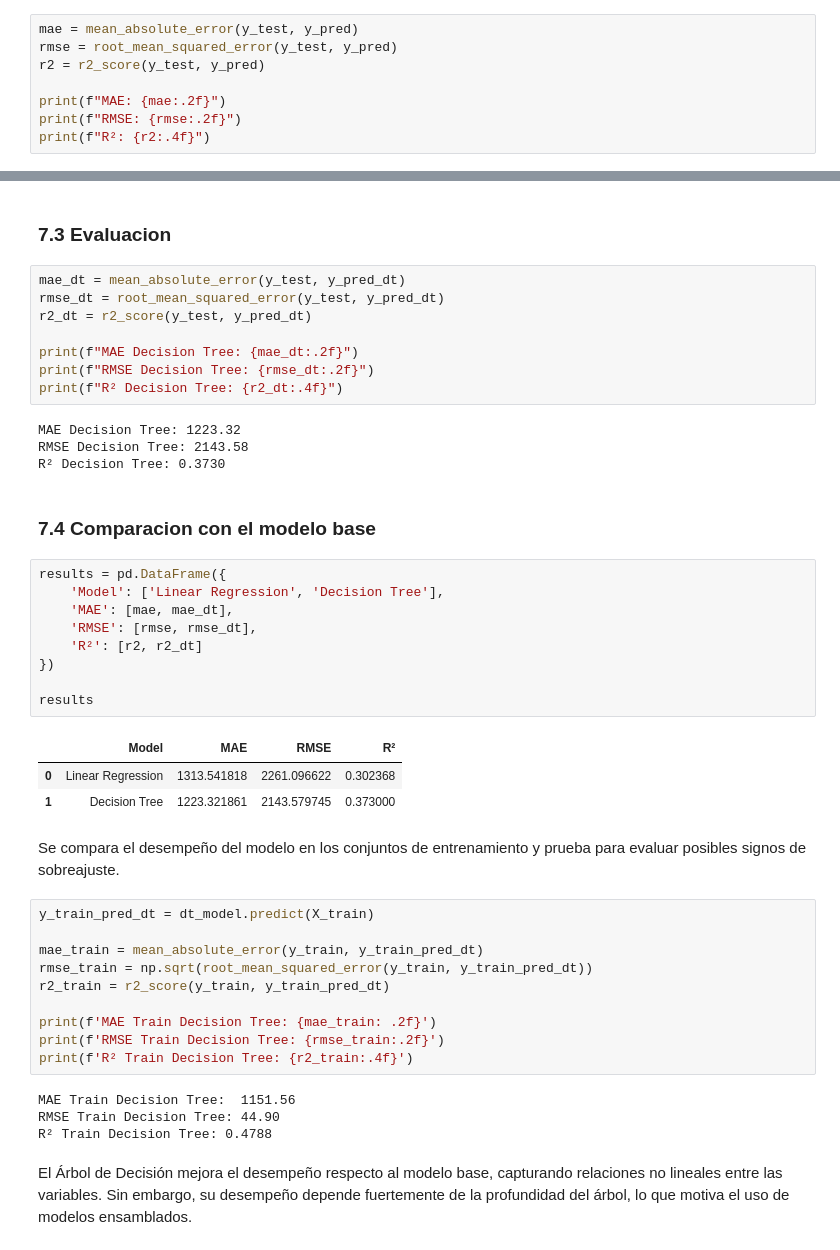
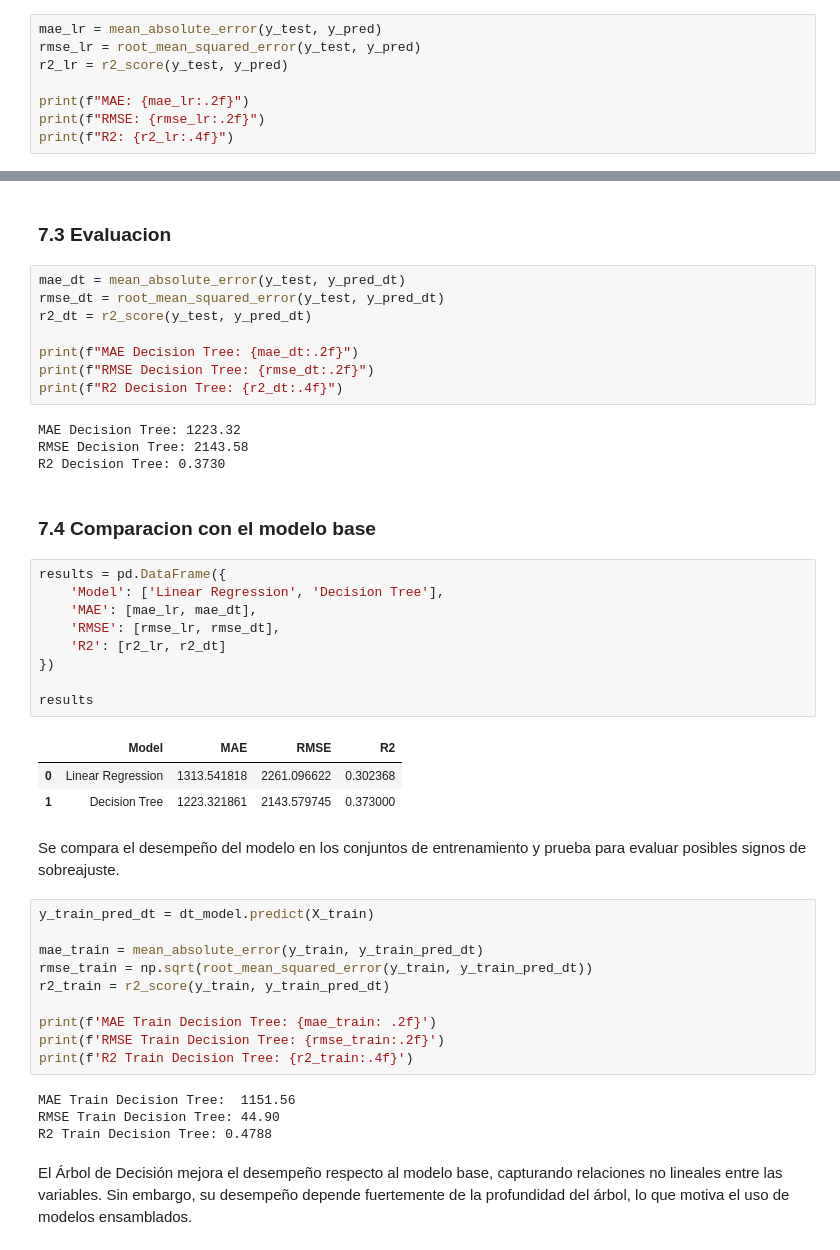
Before and after one commit to BrianDobler/datascience-airbnb-DH, a Jupyter notebook: notebooks/etapa_03_ml.ipynb, the cells around one changed output, grey strips where cells are left out. Saved outputs shown, nothing was run; the diff lists cells and outputs as text.

```diff
--- a/notebooks/etapa_03_ml.ipynb
+++ b/notebooks/etapa_03_ml.ipynb
@@ -80,13 +78,13 @@ y_pred = linreg_model.predict(X_test)
 # %% [markdown]
 ## 6. Evaluacion del modelo
 # %%
-mae = mean_absolute_error(y_test, y_pred)
-rmse = root_mean_squared_error(y_test, y_pred)
-r2 = r2_score(y_test, y_pred)
+mae_lr = mean_absolute_error(y_test, y_pred)
+rmse_lr = root_mean_squared_error(y_test, y_pred)
+r2_lr = r2_score(y_test, y_pred)
 
-print(f"MAE: {mae:.2f}")
-print(f"RMSE: {rmse:.2f}")
-print(f"R²: {r2:.4f}")
+print(f"MAE: {mae_lr:.2f}")
+print(f"RMSE: {rmse_lr:.2f}")
+print(f"R2: {r2_lr:.4f}")
 # %% [output]
 MAE: 1313.54
 RMSE: 2261.10
@@ -115,24 +113,24 @@ r2_dt = r2_score(y_test, y_pred_dt)
 
 print(f"MAE Decision Tree: {mae_dt:.2f}")
 print(f"RMSE Decision Tree: {rmse_dt:.2f}")
-print(f"R² Decision Tree: {r2_dt:.4f}")
+print(f"R2 Decision Tree: {r2_dt:.4f}")
 # %% [output]
 MAE Decision Tree: 1223.32
 RMSE Decision Tree: 2143.58
-R² Decision Tree: 0.3730
+R2 Decision Tree: 0.3730
 # %% [markdown]
 ### 7.4 Comparacion con el modelo base
 # %%
 results = pd.DataFrame({
     'Model': ['Linear Regression', 'Decision Tree'],
-    'MAE': [mae, mae_dt],
-    'RMSE': [rmse, rmse_dt],
-    'R²': [r2, r2_dt]
+    'MAE': [mae_lr, mae_dt],
+    'RMSE': [rmse_lr, rmse_dt],
+    'R2': [r2_lr, r2_dt]
 })
 
 results
 # %% [output]
-|  | Model | MAE | RMSE | R² |
+|  | Model | MAE | RMSE | R2 |
 | 0 | Linear Regression | 1313.541818 | 2261.096622 | 0.302368 |
 | 1 | Decision Tree | 1223.321861 | 2143.579745 | 0.373000 |
 # %% [markdown]
@@ -146,11 +144,11 @@ r2_train = r2_score(y_train, y_train_pred_dt)
 
 print(f'MAE Train Decision Tree: {mae_train: .2f}')
 print(f'RMSE Train Decision Tree: {rmse_train:.2f}')
-print(f'R² Train Decision Tree: {r2_train:.4f}')
+print(f'R2 Train Decision Tree: {r2_train:.4f}')
 # %% [output]
 MAE Train Decision Tree:  1151.56
 RMSE Train Decision Tree: 44.90
-R² Train Decision Tree: 0.4788
+R2 Train Decision Tree: 0.4788
 # %% [markdown]
 El Árbol de Decisión mejora el desempeño respecto al modelo base, capturando relaciones no lineales entre las variables.
 Sin embargo, su desempeño depende fuertemente de la profundidad del árbol, lo que motiva el uso de modelos ensamblados.
```
Also changed, not shown: parts of 38 cells of this notebook, 17 other files.
